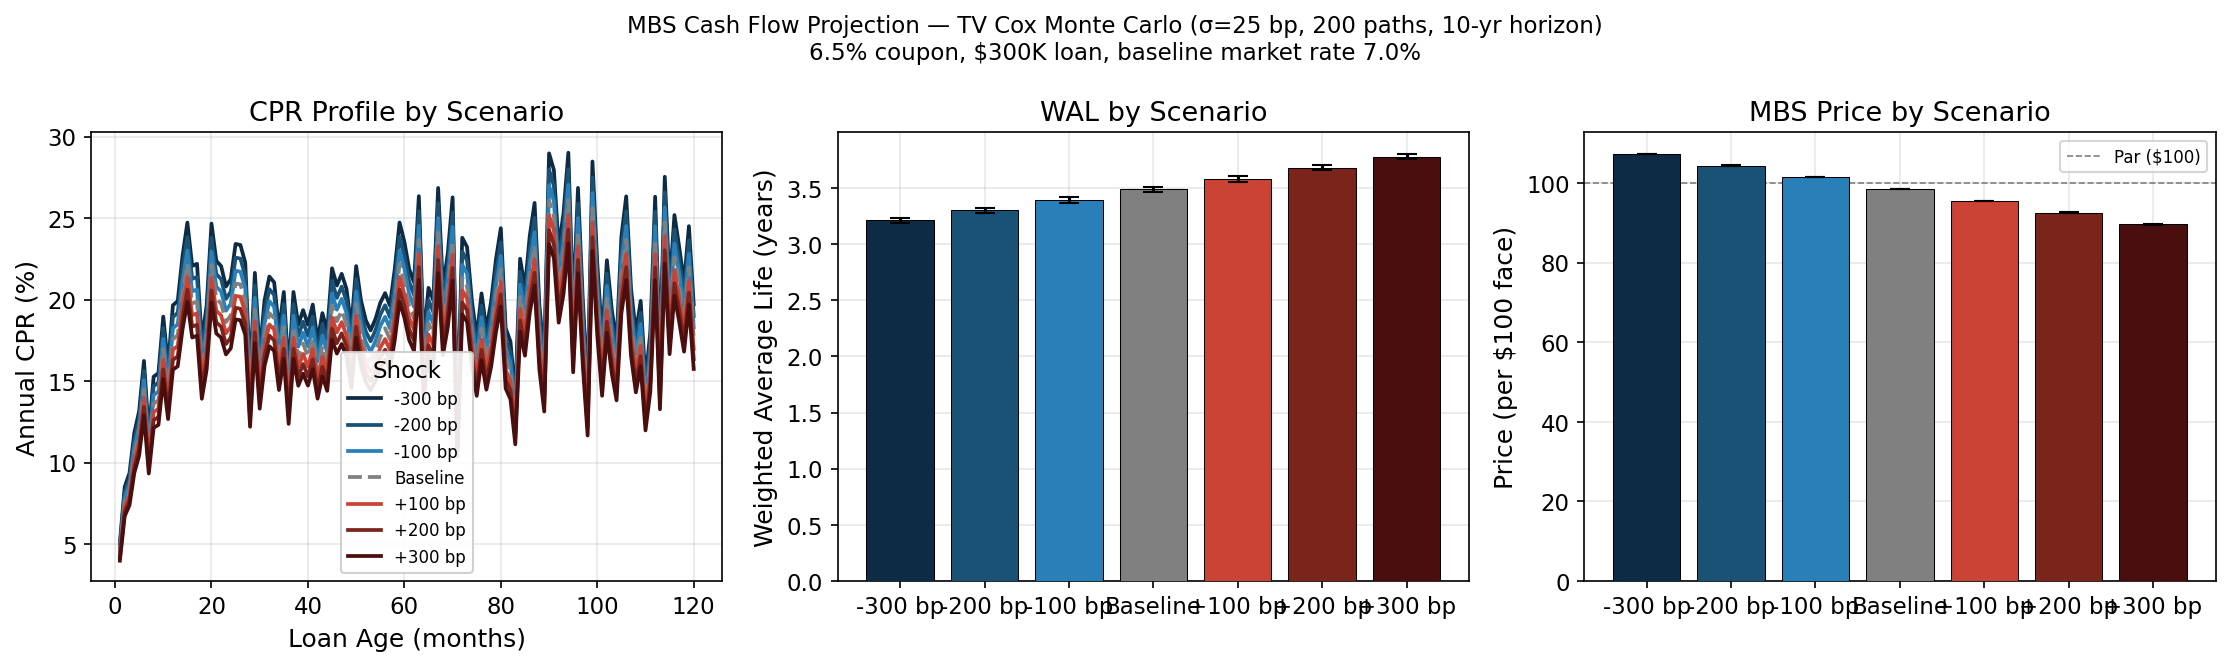
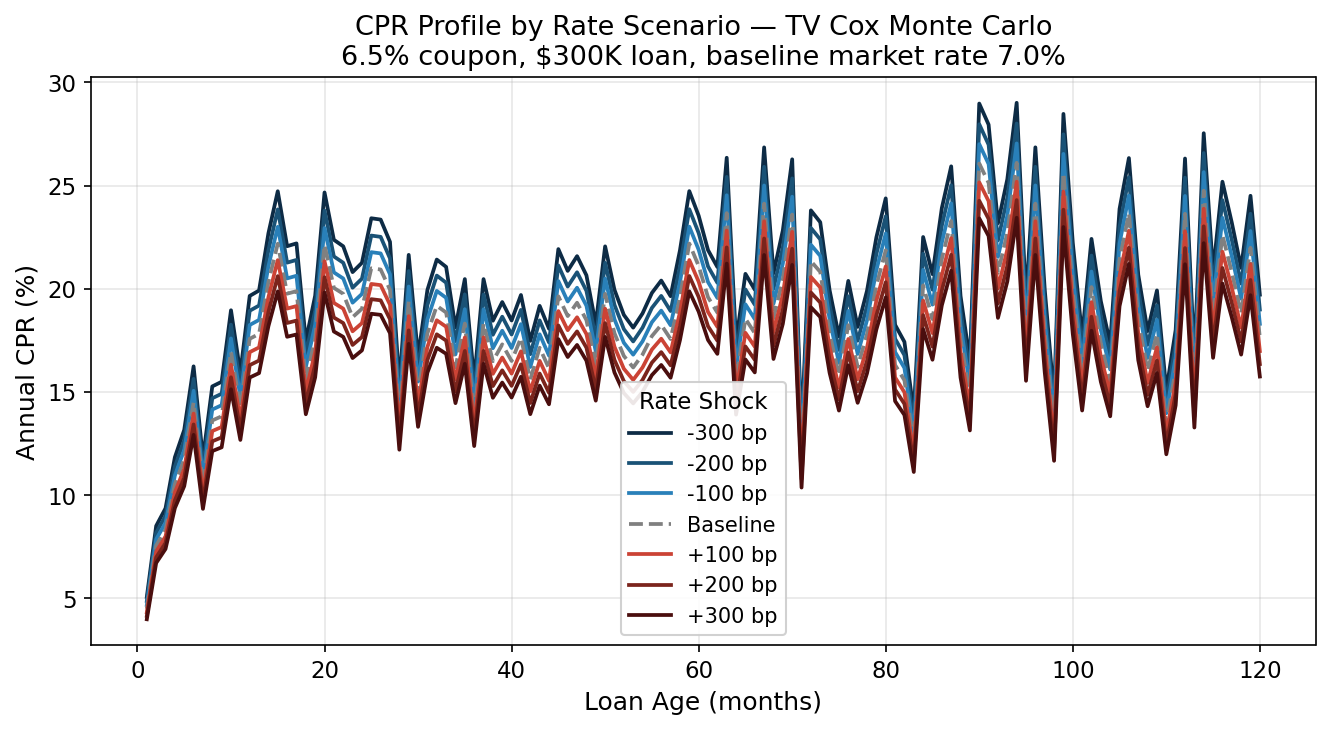
Code edit (unified diff) that turned the first committed figure into the second:
--- before
+++ after
@@ -55,41 +55,50 @@
     print(f"WAL={np.mean(wals):.2f} yr  Price={np.mean(prices):.2f}")
 
-# ── Plot ──────────────────────────────────────────────────────────────────────
-fig, axes = plt.subplots(1, 3, figsize=(15, 4.5))
+# ── Figure 1: CPR profile (standalone) ───────────────────────────────────────
+fig1, ax_cpr = plt.subplots(figsize=(9, 5))
+for shock_bp in SHOCKS_BP:
+    ax_cpr.plot(range(1, T_MAX_EIV + 1), mbs_res[shock_bp]["cpr_profile"],
+                color=SHOCK_COLORS_5[shock_bp], lw=1.8,
+                ls="--" if shock_bp == 0 else "-",
+                label=SHOCK_LABELS_5[shock_bp])
+ax_cpr.set_xlabel("Loan Age (months)")
+ax_cpr.set_ylabel("Annual CPR (%)")
+ax_cpr.set_title(
+    f"CPR Profile by Rate Scenario — TV Cox Monte Carlo\n"
+    f"{COUPON_PCT}% coupon, ${UPB_REPR/1e3:.0f}K loan, baseline market rate {BASELINE_MKT}%"
+)
+ax_cpr.legend(title="Rate Shock", framealpha=0.9)
+ax_cpr.grid(alpha=0.3)
+plt.tight_layout()
+plt.savefig(OUT_DIR / "Eiv_cpr_profile.png", bbox_inches="tight", dpi=150)
+plt.show()
+
+# ── Figure 2: WAL and Price (2-panel) ─────────────────────────────────────────
+fig2, axes = plt.subplots(1, 2, figsize=(10, 4.5))
 x_pos      = np.arange(len(SHOCKS_BP))
-x_labels   = [SHOCK_LABELS_5[s] for s in SHOCKS_BP]
+x_labels   = [f"{s:+d}" if s != 0 else "Baseline" for s in SHOCKS_BP]
 bar_colors = [SHOCK_COLORS_5[s] for s in SHOCKS_BP]
 
-# CPR profile over loan age
-for shock_bp in SHOCKS_BP:
-    axes[0].plot(range(1, T_MAX_EIV + 1), mbs_res[shock_bp]["cpr_profile"],
-                 color=SHOCK_COLORS_5[shock_bp], lw=1.8,
-                 ls="--" if shock_bp == 0 else "-",
-                 label=SHOCK_LABELS_5[shock_bp])
-axes[0].set_xlabel("Loan Age (months)")
-axes[0].set_ylabel("Annual CPR (%)")
-axes[0].set_title("CPR Profile by Scenario")
-axes[0].legend(title="Shock", fontsize=8, framealpha=0.9)
-axes[0].grid(alpha=0.3)
-
-# WAL
-axes[1].bar(x_pos, [mbs_res[s]["wal_mean"] for s in SHOCKS_BP],
+axes[0].bar(x_pos, [mbs_res[s]["wal_mean"] for s in SHOCKS_BP],
             yerr=[mbs_res[s]["wal_std"] for s in SHOCKS_BP],
             color=bar_colors, capsize=5, edgecolor="k", linewidth=0.5, zorder=3)
-axes[1].set_xticks(x_pos); axes[1].set_xticklabels(x_labels)
-axes[1].set_ylabel("Weighted Average Life (years)")
-axes[1].set_title("WAL by Scenario")
-axes[1].grid(axis="y", alpha=0.3, zorder=0)
+axes[0].set_xticks(x_pos)
+axes[0].set_xticklabels(x_labels)
+axes[0].set_xlabel("Shocks (bps)")
+axes[0].set_ylabel("Weighted Average Life (years)")
+axes[0].set_title("WAL by Scenario")
+axes[0].grid(axis="y", alpha=0.3, zorder=0)
 
-# Price
-axes[2].bar(x_pos, [mbs_res[s]["price_mean"] for s in SHOCKS_BP],
+axes[1].bar(x_pos, [mbs_res[s]["price_mean"] for s in SHOCKS_BP],
             yerr=[mbs_res[s]["price_std"] for s in SHOCKS_BP],
             color=bar_colors, capsize=5, edgecolor="k", linewidth=0.5, zorder=3)
-axes[2].axhline(100, ls="--", color="gray", lw=0.8, label="Par ($100)")
-axes[2].set_xticks(x_pos); axes[2].set_xticklabels(x_labels)
-axes[2].set_ylabel("Price (per $100 face)")
-axes[2].set_title("MBS Price by Scenario")
-axes[2].legend(fontsize=8)
-axes[2].grid(axis="y", alpha=0.3, zorder=0)
+axes[1].axhline(100, ls="--", color="gray", lw=0.8, label="Par ($100)")
+axes[1].set_xticks(x_pos)
+axes[1].set_xticklabels(x_labels)
+axes[1].set_xlabel("Shocks (bps)")
+axes[1].set_ylabel("Price (per $100 face)")
+axes[1].set_title("MBS Price by Scenario")
+axes[1].legend(fontsize=8)
+axes[1].grid(axis="y", alpha=0.3, zorder=0)
 
 plt.suptitle(

Commit: Add E(iii-iv) results markdown with formulas, numbers, and improvements; add E(iii) figures and split CPR profile chart